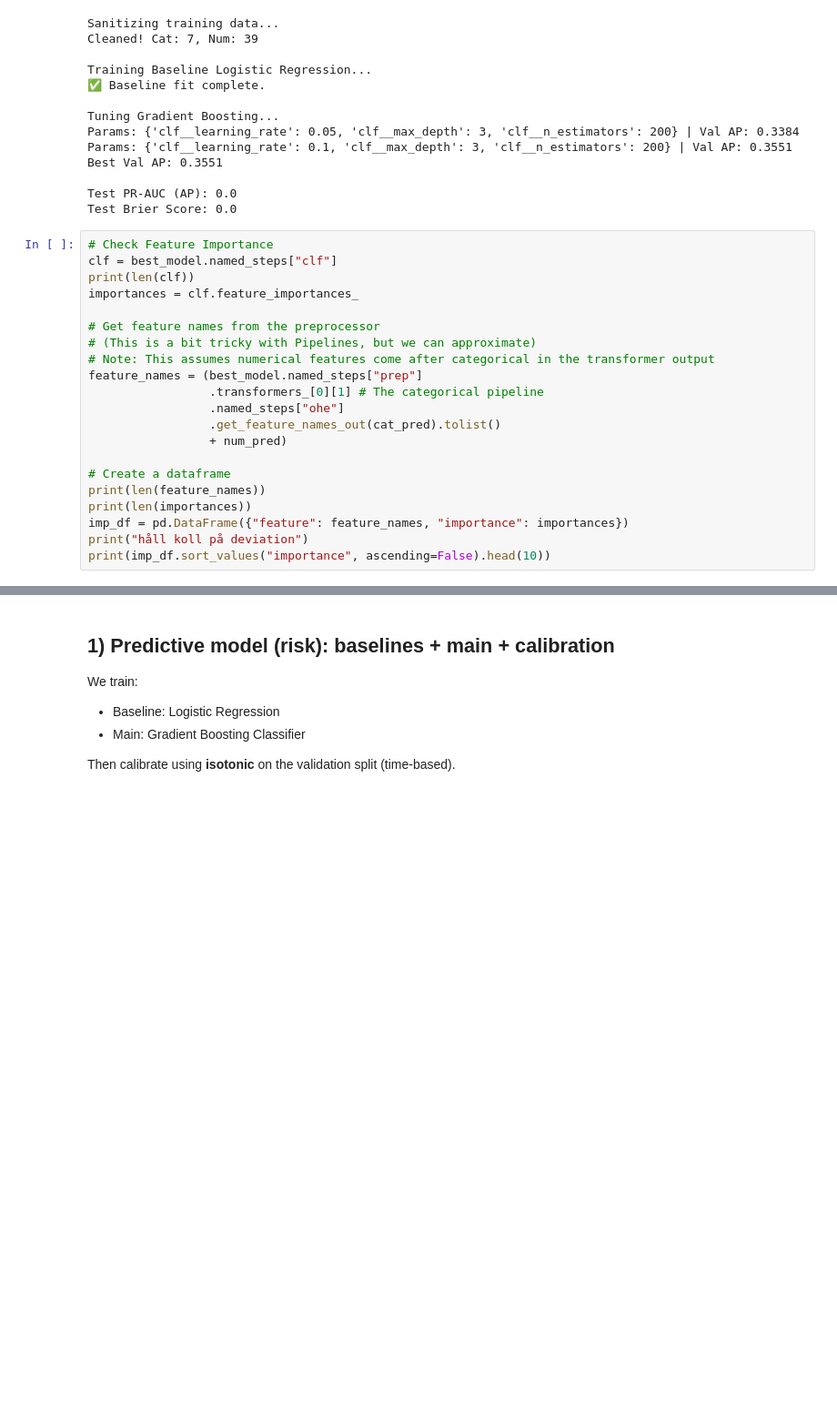
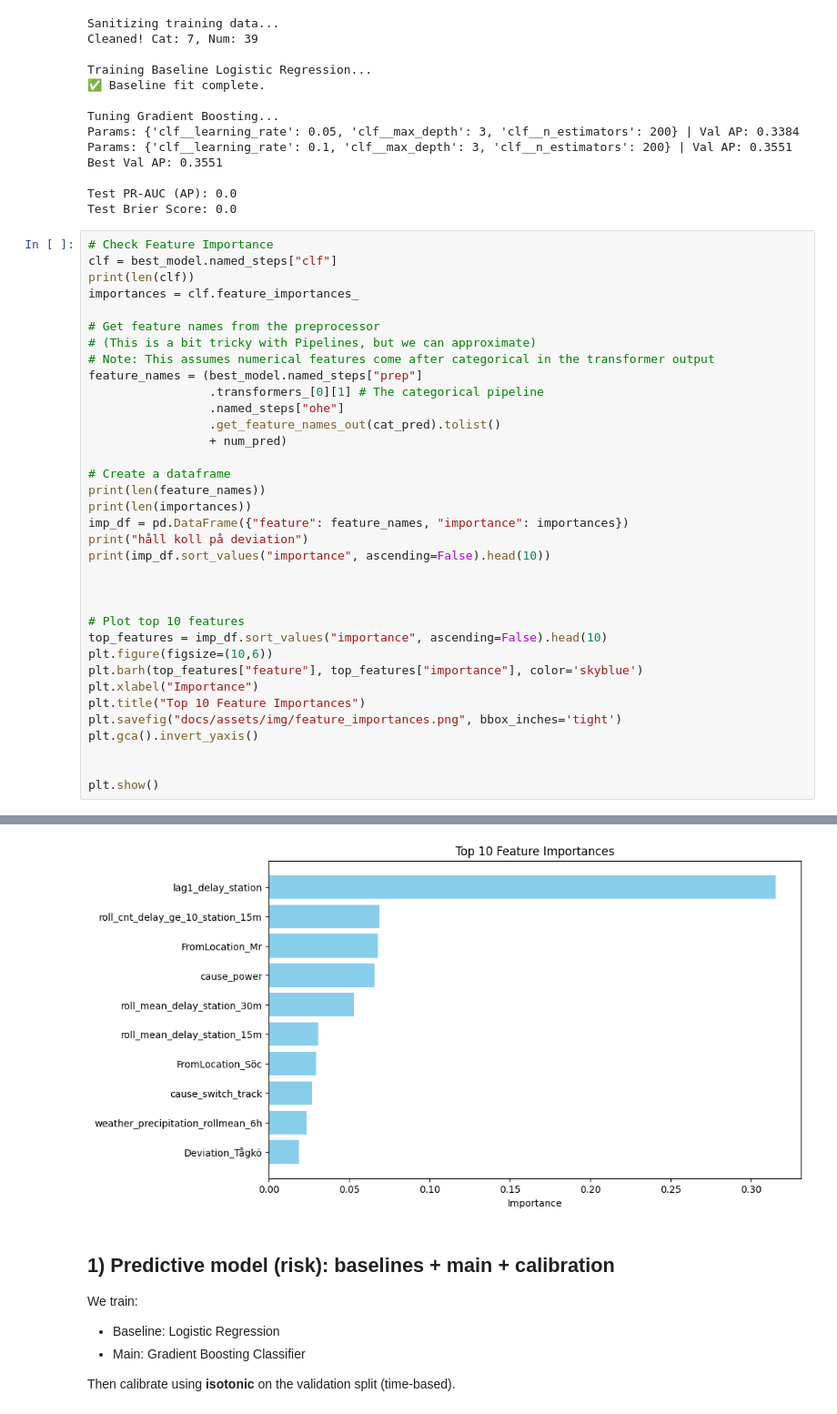
Before and after one commit to ololpol/Train_Delay_Predictor, a Jupyter notebook: 3_train_training_pipeline.ipynb, the cells around one changed output, grey strips where cells are left out. Shown at 91% size. Saved outputs shown, nothing was run; the diff lists cells and outputs as text; blank space fills up the shorter version.

Commit message:
Feature imporance plot

```diff
--- a/3_train_training_pipeline.ipynb
+++ b/3_train_training_pipeline.ipynb
@@ -474,33 +474,48 @@ importances = clf.feature_importances_
 # (This is a bit tricky with Pipelines, but we can approximate)
 # Note: This assumes numerical features come after categorical in the transformer output
 feature_names = (best_model.named_steps["prep"]
                  .transformers_[0][1] # The categorical pipeline
                  .named_steps["ohe"]
                  .get_feature_names_out(cat_pred).tolist()
                  + num_pred)
 
 # Create a dataframe
 print(len(feature_names))
 print(len(importances))
 imp_df = pd.DataFrame({"feature": feature_names, "importance": importances})
 print("håll koll på deviation")
 print(imp_df.sort_values("importance", ascending=False).head(10))
+
+
+
+# Plot top 10 features
+top_features = imp_df.sort_values("importance", ascending=False).head(10)
+plt.figure(figsize=(10,6))
+plt.barh(top_features["feature"], top_features["importance"], color='skyblue')
+plt.xlabel("Importance")
+plt.title("Top 10 Feature Importances")
+plt.savefig("docs/assets/img/feature_importances.png", bbox_inches='tight')
+plt.gca().invert_yaxis()
+
+
+plt.show()
 # %% [output]
 200
 628
 628
 håll koll på deviation
                                feature  importance
 612                 lag1_delay_station    0.315430
 614   roll_cnt_delay_ge_10_station_15m    0.068851
 265                    FromLocation_Mr    0.067826
 601                        cause_power    0.065568
 615        roll_mean_delay_station_30m    0.052864
 613        roll_mean_delay_station_15m    0.030591
 290                   FromLocation_Söc    0.029446
 600                 cause_switch_track    0.026671
 623  weather_precipitation_rollmean_6h    0.023297
 152                    Deviation_Tågkö    0.018805
+[figure, added]
 # %% [markdown]
 ## 1) Predictive model (risk): baselines + main + calibration
 
```
